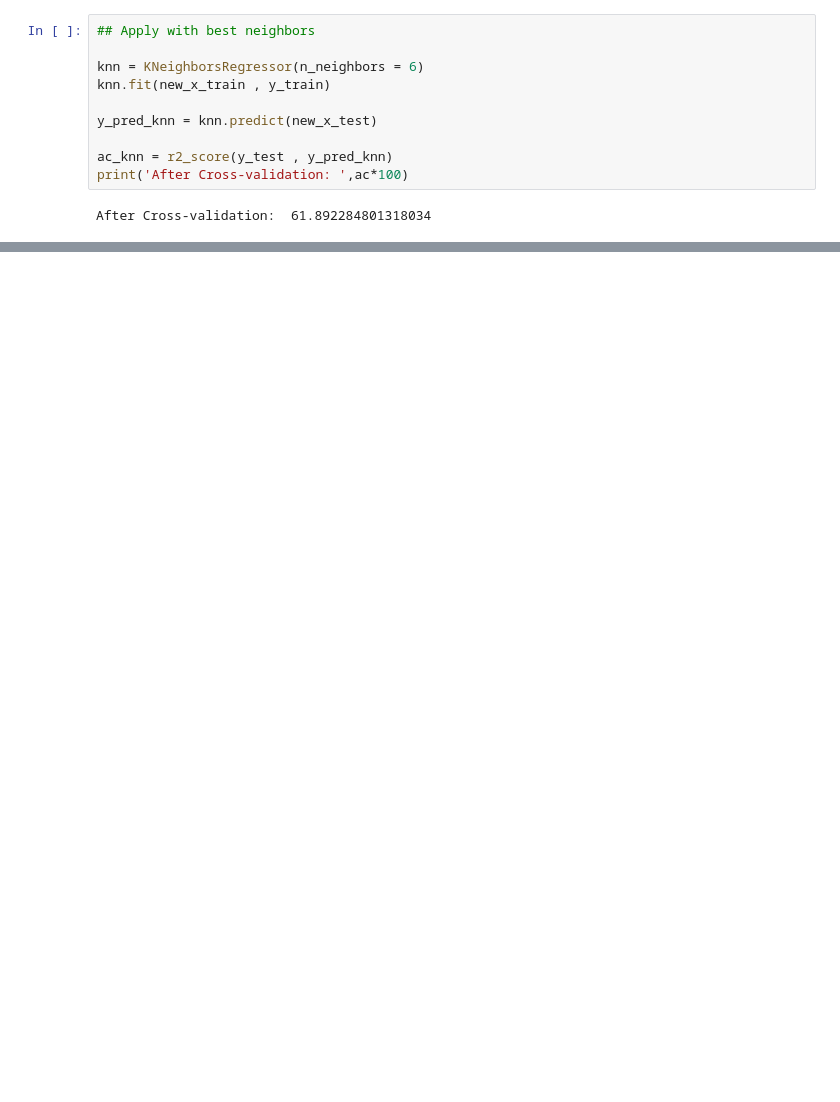
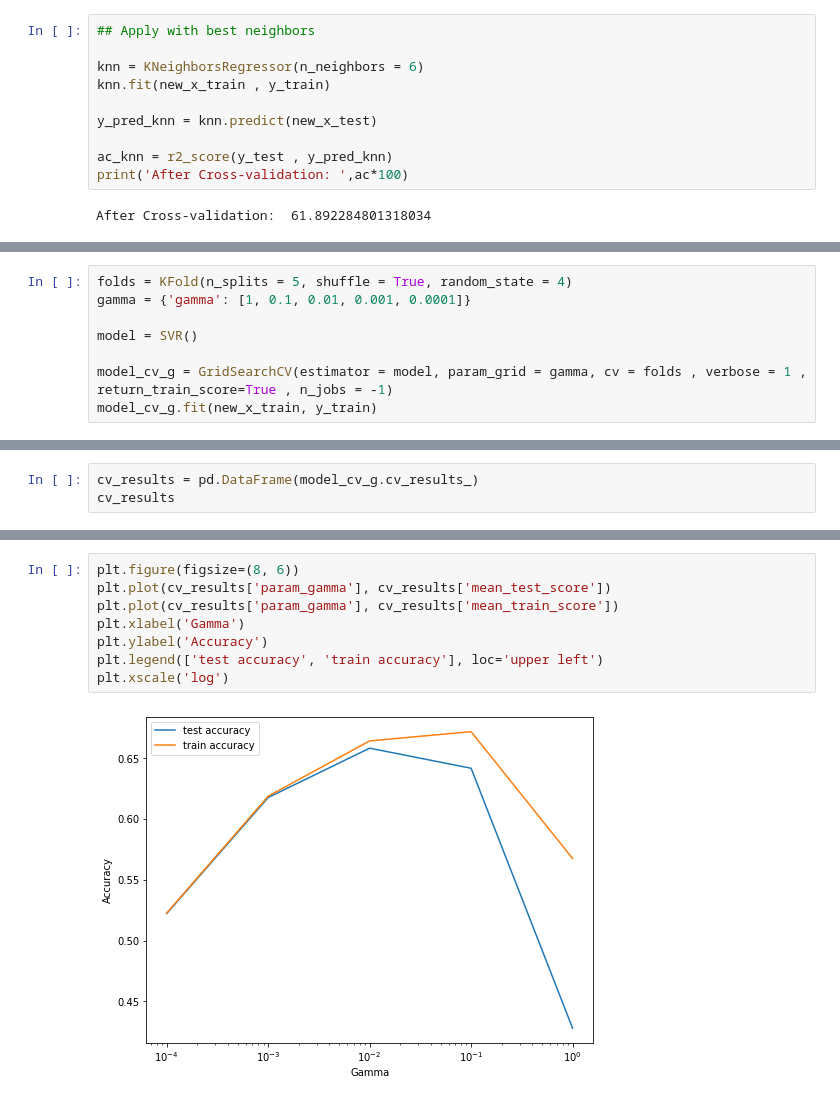
Before and after one commit to LIMON100/Rainfall-in-Bangladesh, a Jupyter notebook: Rainfall.ipynb, the cells around one changed output, grey strips where cells are left out. Cells and saved outputs as stored; diff of their text form; blank space fills up the shorter version.

```diff
--- a/Rainfall.ipynb
+++ b/Rainfall.ipynb
@@ -435,0 +482,8 @@ After Cross-validation:  61.892284801318034
+# %%
+folds = KFold(n_splits = 5, shuffle = True, random_state = 4)
+gamma = {'gamma': [1, 0.1, 0.01, 0.001, 0.0001]}
+
+model = SVR()
+
+model_cv_g = GridSearchCV(estimator = model, param_grid = gamma, cv = folds , verbose = 1 , return_train_score=True , n_jobs = -1)
+model_cv_g.fit(new_x_train, y_train)
@@ -435,0 +504,3 @@ After Cross-validation:  61.892284801318034
+# %%
+cv_results = pd.DataFrame(model_cv_g.cv_results_)
+cv_results
@@ -435,0 +515,10 @@ After Cross-validation:  61.892284801318034
+# %%
+plt.figure(figsize=(8, 6))
+plt.plot(cv_results['param_gamma'], cv_results['mean_test_score'])
+plt.plot(cv_results['param_gamma'], cv_results['mean_train_score'])
+plt.xlabel('Gamma')
+plt.ylabel('Accuracy')
+plt.legend(['test accuracy', 'train accuracy'], loc='upper left')
+plt.xscale('log')
+# %% [output]
+[figure, added]
```
Also changed, not shown: parts of 15 cells of this notebook.
